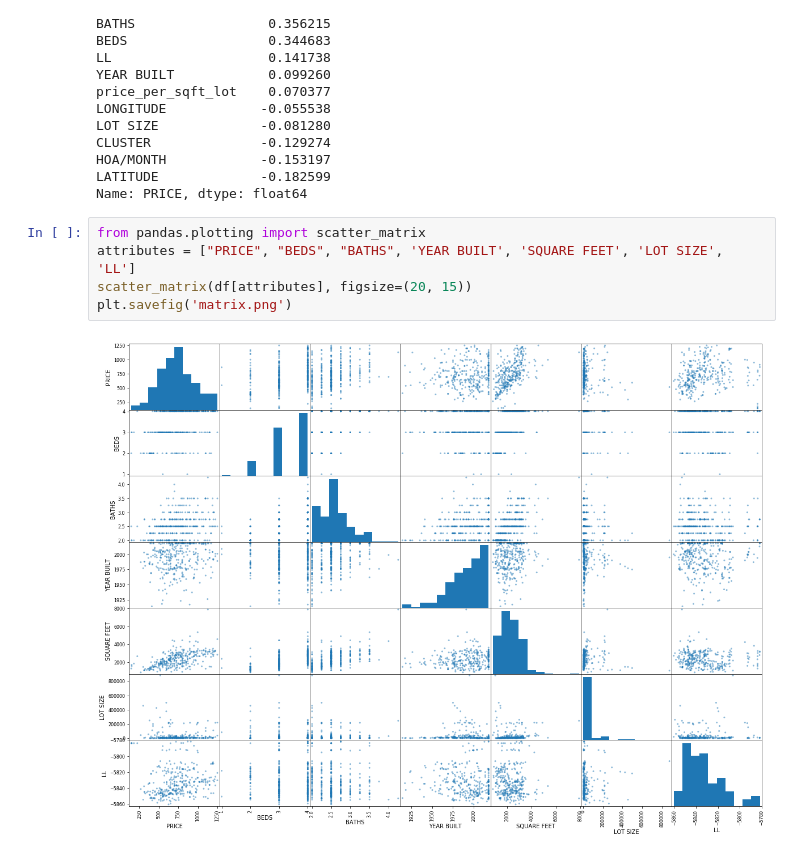
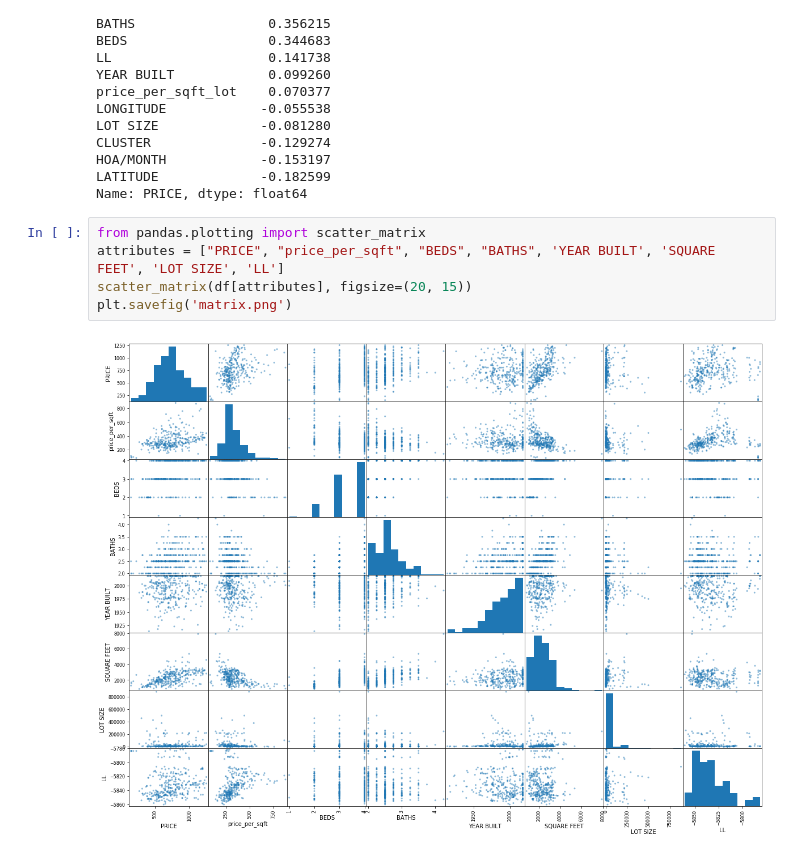
Before and after one commit to mwacc/mynb, a Jupyter notebook: Seattle_exploration_Oct_2018.ipynb, the cells around one changed output. Drawn from its saved outputs; the diff is of its cells as text.

```diff
--- a/Seattle_exploration_Oct_2018.ipynb
+++ b/Seattle_exploration_Oct_2018.ipynb
@@ -241,8 +242,8 @@ LATITUDE             -0.182599
 Name: PRICE, dtype: float64
 # %%
 from pandas.plotting import scatter_matrix
-attributes = ["PRICE", "BEDS", "BATHS", 'YEAR BUILT', 'SQUARE FEET', 'LOT SIZE', 'LL']
+attributes = ["PRICE", "price_per_sqft", "BEDS", "BATHS", 'YEAR BUILT', 'SQUARE FEET', 'LOT SIZE', 'LL']
 scatter_matrix(df[attributes], figsize=(20, 15))
 plt.savefig('matrix.png')
 # %% [output]
-[figure, old version]
+[figure, new version]
```
Also changed, not shown: parts of 6 cells of this notebook.
